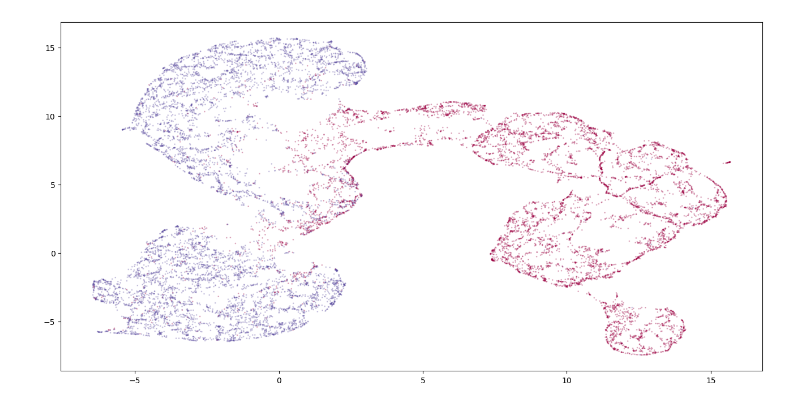
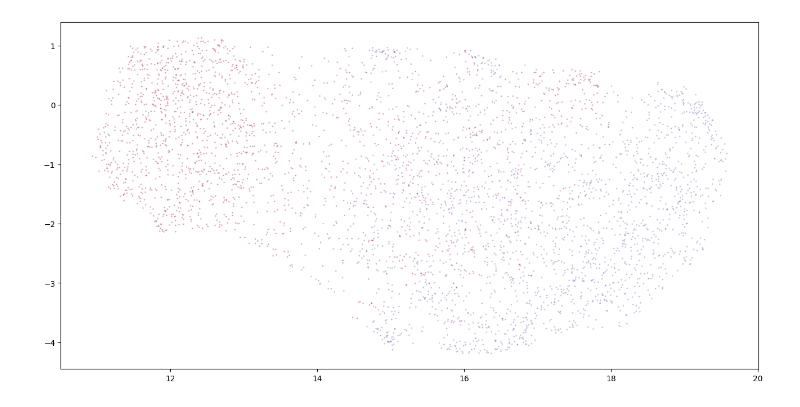
Before and after one commit to avchauzov/graph_performance_embeddings, a Jupyter notebook: test.ipynb, the cells around one changed output. Cells and saved outputs as stored; diff of their text form; code cells hidden in the pictures.

```diff
--- a/test.ipynb
+++ b/test.ipynb
@@ -63,6 +78,8 @@ test_data_loader = generate_pairs_and_loader(x_test, y_test, batch_size)
 # %%
 #
 # %%
+# add triplet loss
+
 class ContrastiveLoss(nn.Module):
 
 	def __init__(self, margin=1.0):
@@ -70,8 +87,12 @@ class ContrastiveLoss(nn.Module):
 		self.margin = margin
 
 	def forward(self, output1, output2, label):
-		cosine_similarity = nn.functional.cosine_similarity(output1, output2)
+		output1 = F.normalize(output1, p=2, dim=-1)
+		output2 = F.normalize(output2, p=2, dim=-1)
+
+		cosine_similarity = F.cosine_similarity(output1, output2)
 		loss = (1 - label) * torch.pow(cosine_similarity, 2) + label * torch.pow(torch.clamp(self.margin - cosine_similarity, min=0.0), 2)
+
 		return loss.mean()
 # %%
 loss_fn = ContrastiveLoss()
@@ -83,11 +104,10 @@ class SiameseNetwork(nn.Module):
 	def __init__(self, input_size):
 		super(SiameseNetwork, self).__init__()
 		self.net = nn.Sequential(
-				nn.Linear(input_size, input_size * 4),
+				nn.Linear(input_size, input_size // 2),
 				nn.ReLU(),
-				nn.Linear(input_size * 4, input_size * 2),
-				nn.ReLU(),
-				nn.Linear(input_size * 2, input_size)
+				nn.BatchNorm1d(input_size // 2),
+				nn.Linear(input_size // 2, input_size // 4),
 				)
 
 	def forward(self, input1, input2):
@@ -152,5 +172,5 @@ def train(train_dataloader, test_dataloader, model, loss_fn, optimizer, epochs=8
 
 	return model
 # %%
-model = train(train_data_loader, test_data_loader, model, loss_fn, optimizer, epochs=8, early_stopping_patience=2)
+model = train(train_data_loader, test_data_loader, model, loss_fn, optimizer, epochs=128, early_stopping_patience=8)
 # %% [output]
@@ -172,11 +201,11 @@ def visualize_embeddings(embeddings, labels):
 	plt.scatter(embeddings[:, 0], embeddings[:, 1], c=labels, cmap='Spectral', s=1, alpha=0.25)
 	plt.show()
 # %%
-input_tensor = torch.tensor(x_test, dtype=torch.float)
+input_tensor = torch.tensor(x_validation, dtype=torch.float)
 
 with torch.no_grad():
 	embeddings = model.net(input_tensor).numpy()
 # %%
-visualize_embeddings(embeddings, y_test)
+visualize_embeddings(embeddings, y_validation)
 # %% [output]
-[figure, old version]
+[figure, new version]
```
Also changed, not shown: parts of 4 cells of this notebook.
